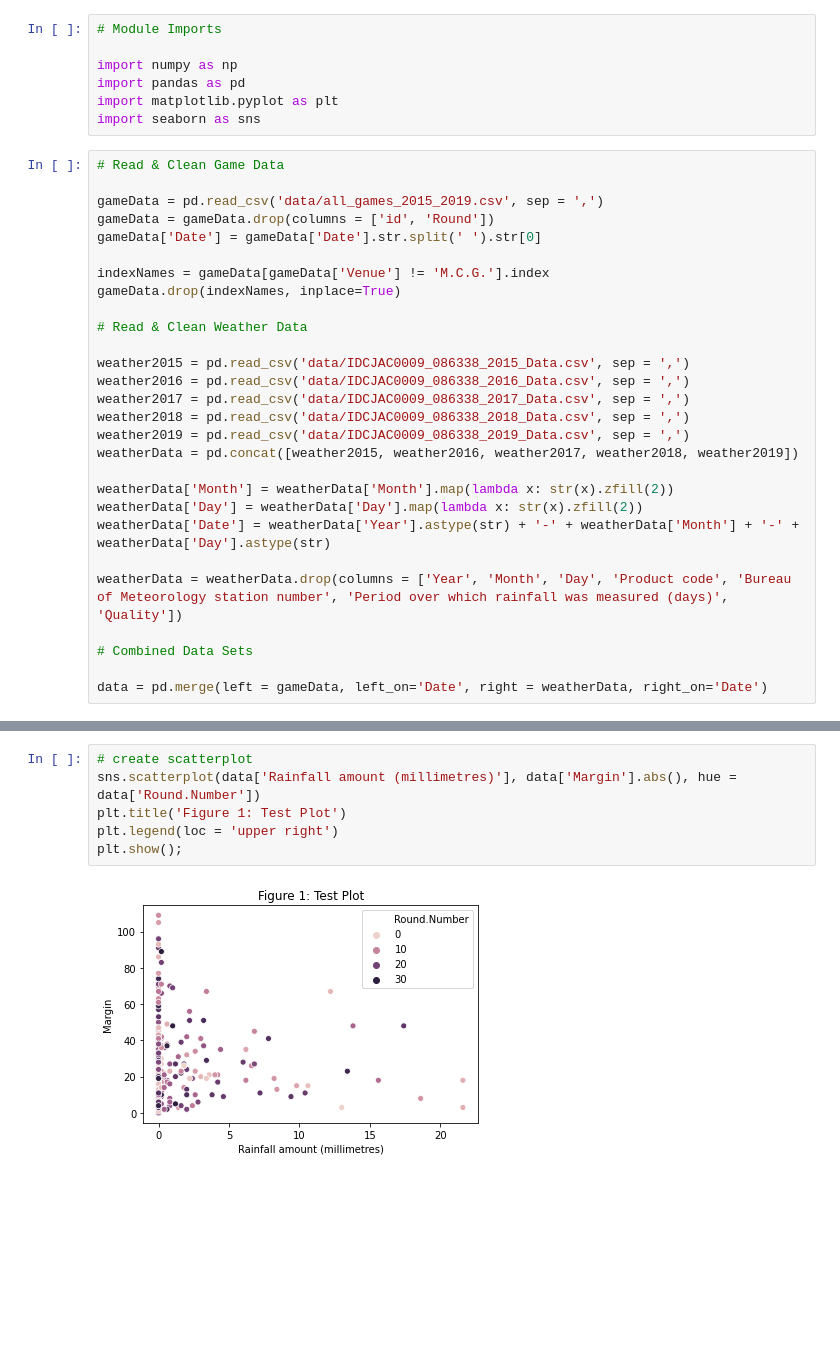
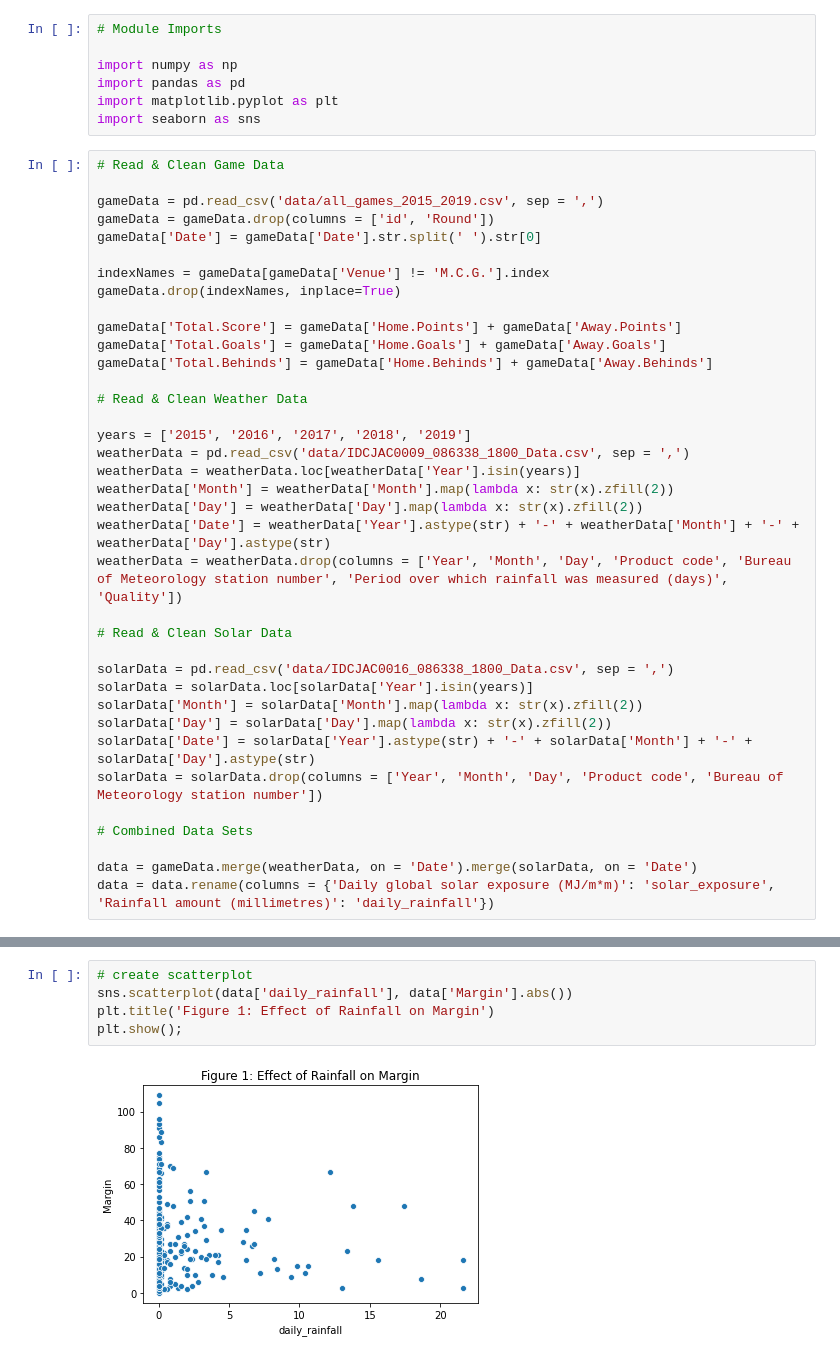
Before and after one commit to floeck/f1-weather-analysis, a Jupyter notebook: major-project.ipynb, the cells around one changed output, grey strips where cells are left out. Drawn from its saved outputs; the diff is of its cells as text; blank space fills up the shorter version.

Commit message:
Added formula 1 data and other such files.

```diff
--- a/major-project.ipynb
+++ b/major-project.ipynb
@@ -32,24 +32,33 @@ gameData['Date'] = gameData['Date'].str.split(' ').str[0]
 indexNames = gameData[gameData['Venue'] != 'M.C.G.'].index
 gameData.drop(indexNames, inplace=True)
 
+gameData['Total.Score'] = gameData['Home.Points'] + gameData['Away.Points']
+gameData['Total.Goals'] = gameData['Home.Goals'] + gameData['Away.Goals']
+gameData['Total.Behinds'] = gameData['Home.Behinds'] + gameData['Away.Behinds']
+
 # Read & Clean Weather Data
 
-weather2015 = pd.read_csv('data/IDCJAC0009_086338_2015_Data.csv', sep = ',')
-weather2016 = pd.read_csv('data/IDCJAC0009_086338_2016_Data.csv', sep = ',')
-weather2017 = pd.read_csv('data/IDCJAC0009_086338_2017_Data.csv', sep = ',')
-weather2018 = pd.read_csv('data/IDCJAC0009_086338_2018_Data.csv', sep = ',')
-weather2019 = pd.read_csv('data/IDCJAC0009_086338_2019_Data.csv', sep = ',')
-weatherData = pd.concat([weather2015, weather2016, weather2017, weather2018, weather2019])
-
+years = ['2015', '2016', '2017', '2018', '2019']
+weatherData = pd.read_csv('data/IDCJAC0009_086338_1800_Data.csv', sep = ',')
+weatherData = weatherData.loc[weatherData['Year'].isin(years)]
 weatherData['Month'] = weatherData['Month'].map(lambda x: str(x).zfill(2))
 weatherData['Day'] = weatherData['Day'].map(lambda x: str(x).zfill(2))
 weatherData['Date'] = weatherData['Year'].astype(str) + '-' + weatherData['Month'] + '-' + weatherData['Day'].astype(str)
+weatherData = weatherData.drop(columns = ['Year', 'Month', 'Day', 'Product code', 'Bureau of Meteorology station number', 'Period over which rainfall was measured (days)', 'Quality'])
 
-weatherData = weatherData.drop(columns = ['Year', 'Month', 'Day', 'Product code', 'Bureau of Meteorology station number', 'Period over which rainfall was measured (days)', 'Quality'])
+# Read & Clean Solar Data
+
+solarData = pd.read_csv('data/IDCJAC0016_086338_1800_Data.csv', sep = ',')
+solarData = solarData.loc[solarData['Year'].isin(years)]
+solarData['Month'] = solarData['Month'].map(lambda x: str(x).zfill(2))
+solarData['Day'] = solarData['Day'].map(lambda x: str(x).zfill(2))
+solarData['Date'] = solarData['Year'].astype(str) + '-' + solarData['Month'] + '-' + solarData['Day'].astype(str)
+solarData = solarData.drop(columns = ['Year', 'Month', 'Day', 'Product code', 'Bureau of Meteorology station number'])
 
 # Combined Data Sets
 
-data = pd.merge(left = gameData, left_on='Date', right = weatherData, right_on='Date')
+data = gameData.merge(weatherData, on = 'Date').merge(solarData, on = 'Date')
+data = data.rename(columns = {'Daily global solar exposure (MJ/m*m)': 'solar_exposure', 'Rainfall amount (millimetres)': 'daily_rainfall'})
 # %%
 data
 # %% [output]
@@ -73,8 +98,7 @@ data.shape
 # %%
 # create scatterplot
-sns.scatterplot(data['Rainfall amount (millimetres)'], data['Margin'].abs(), hue = data['Round.Number'])
-plt.title('Figure 1: Test Plot')
-plt.legend(loc = 'upper right')
+sns.scatterplot(data['daily_rainfall'], data['Margin'].abs())
+plt.title('Figure 1: Effect of Rainfall on Margin')
 plt.show();
 # %% [output]
-[figure, old version]
+[figure, new version]
```
Also changed, not shown: parts of 7 cells of this notebook, 22 other files.
